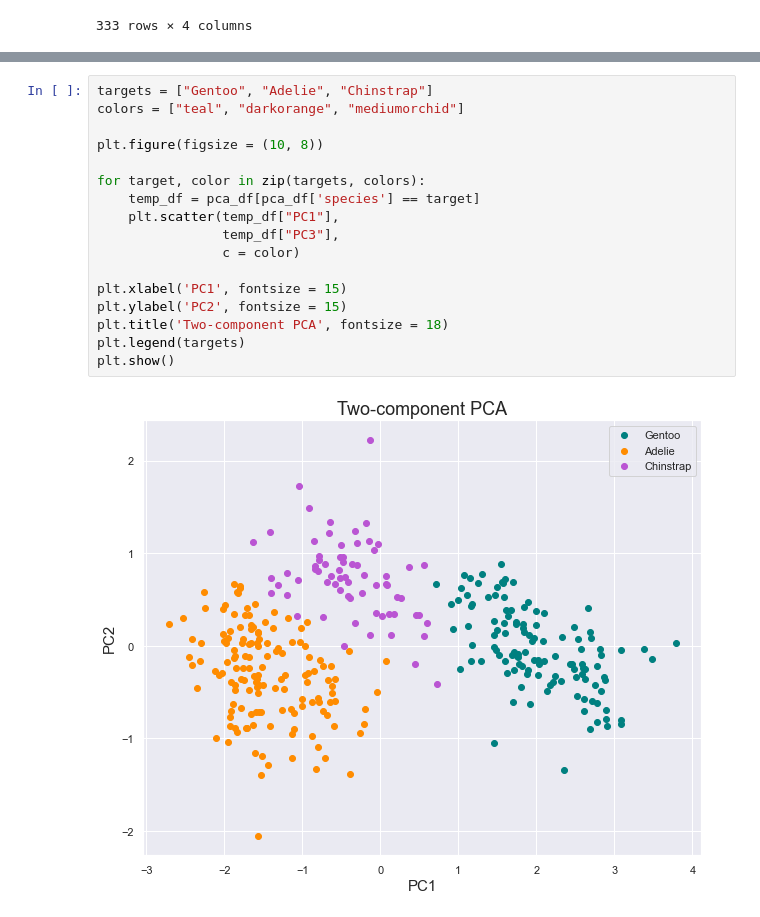
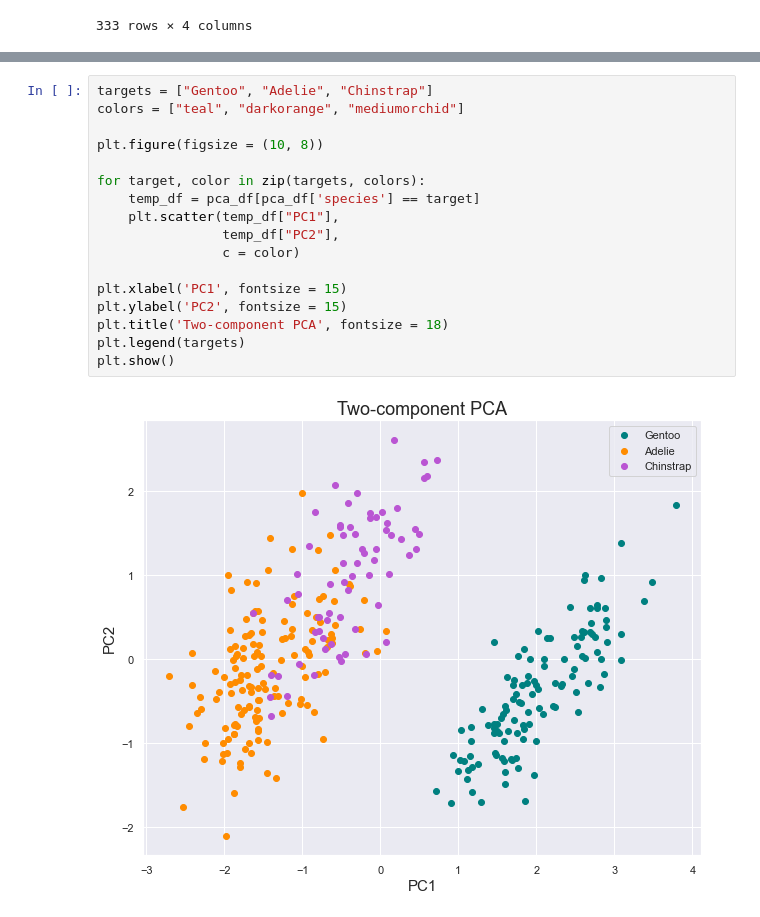
Before and after one commit to ja7174/INDE577, a Jupyter notebook: Lecture 10 - KMC & PCA/Lec 10 - PCA.ipynb, the cells around one changed output, grey strips where cells are left out. Drawn from its saved outputs; the diff is of its cells as text.

```diff
--- a/Lecture 10 - KMC & PCA/Lec 10 - PCA.ipynb
+++ b/Lecture 10 - KMC & PCA/Lec 10 - PCA.ipynb
@@ -167,19 +143,19 @@ pca_df
 # %%
 targets = ["Gentoo", "Adelie", "Chinstrap"]
 colors = ["teal", "darkorange", "mediumorchid"]
 
 plt.figure(figsize = (10, 8))
 
 for target, color in zip(targets, colors):
     temp_df = pca_df[pca_df['species'] == target]
     plt.scatter(temp_df["PC1"],
-                temp_df["PC3"],
+                temp_df["PC2"],
                 c = color)
 
 plt.xlabel('PC1', fontsize = 15)
 plt.ylabel('PC2', fontsize = 15)
 plt.title('Two-component PCA', fontsize = 18)
 plt.legend(targets)
 plt.show()
 # %% [output]
-[figure, old version]
+[figure, new version]
```
Also changed, not shown: parts of 10 cells of this notebook, 2 other files.
